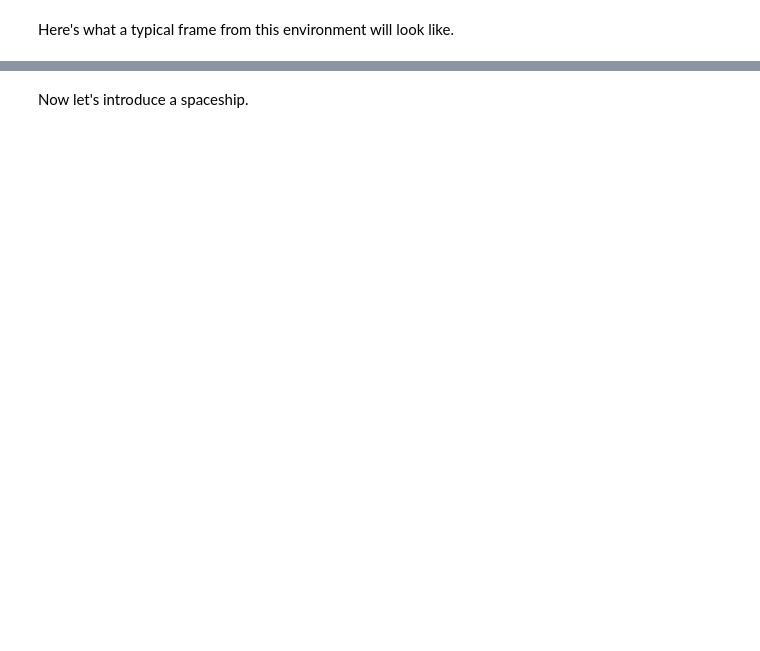
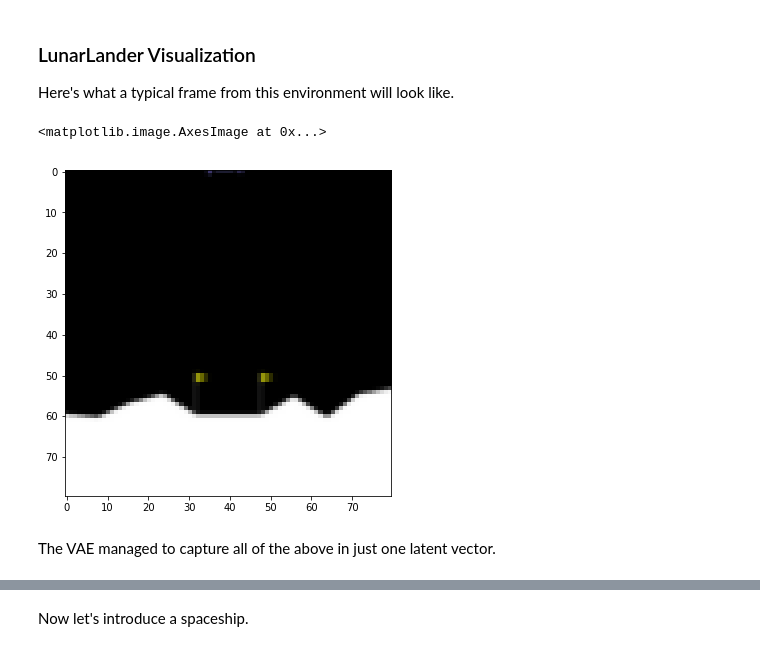
Before and after one commit to callaunchpad/DreamRL, a Jupyter notebook: vae-cnn/vae_demo.ipynb, the cells around one changed output, grey strips where cells are left out. Cells and saved outputs as stored; diff of their text form; code cells hidden in the pictures; blank space fills up the shorter version.

```diff
--- a/vae-cnn/vae_demo.ipynb
+++ b/vae-cnn/vae_demo.ipynb
@@ -16,8 +41,15 @@ lunar_vae_64.load_model('LunarLander_64.h5')
 # %% [markdown]
+### LunarLander Visualization
 Here's what a typical frame from this environment will look like.
 # %%
 img0 = lunar_data['arr_0'][5]
-plt.imshow(img0)
+fig = plt.figure(figsize = (6,6))
+fig.add_subplot(111).imshow(img0)
+# %% [output]
+<matplotlib.image.AxesImage at 0x...>
+[figure, added]
+# %% [markdown]
+The VAE managed to capture all of the above in just one latent vector.
 # %%
 z0 = lunar_vae_32.encode_image(np.array([img0]))
 z0
```
Also changed, not shown: parts of 41 cells of this notebook.
